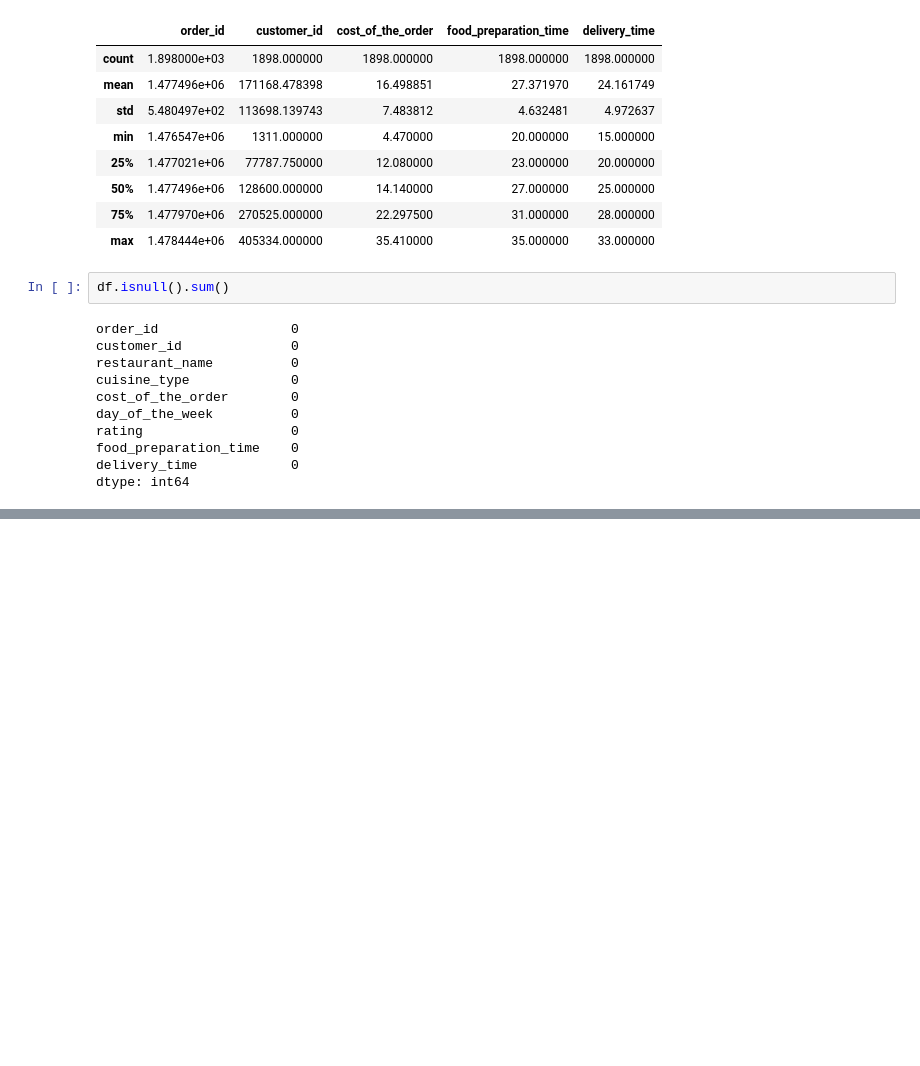
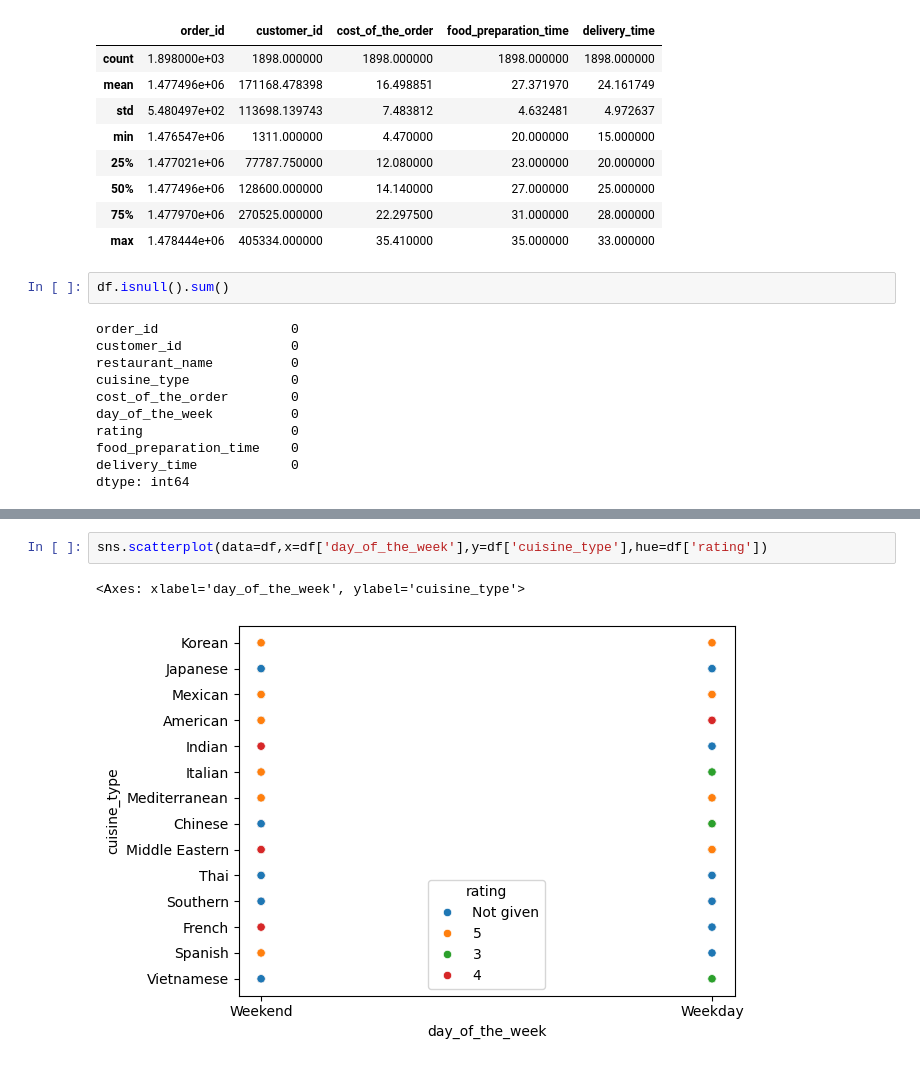
Before and after one commit to deepi30112007/Data-Visualization, a Jupyter notebook: seaborn.ipynb, the cells around one changed output, grey strips where cells are left out. Drawn from its saved outputs; the diff is of its cells as text; blank space fills up the shorter version.

```diff
--- a/seaborn.ipynb
+++ b/seaborn.ipynb
@@ -100,0 +129,5 @@ plt.xticks(rotation=90)
+# %%
+sns.scatterplot(data=df,x=df['day_of_the_week'],y=df['cuisine_type'],hue=df['rating'])
+# %% [output]
+<Axes: xlabel='day_of_the_week', ylabel='cuisine_type'>
+[figure, added]
```
Also changed, not shown: parts of 7 cells of this notebook.
